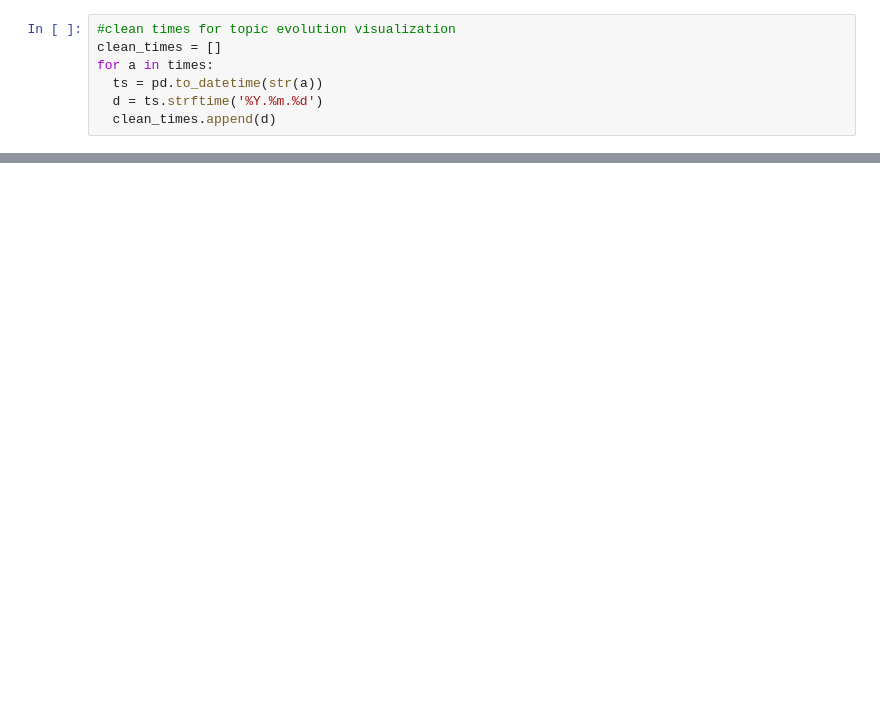
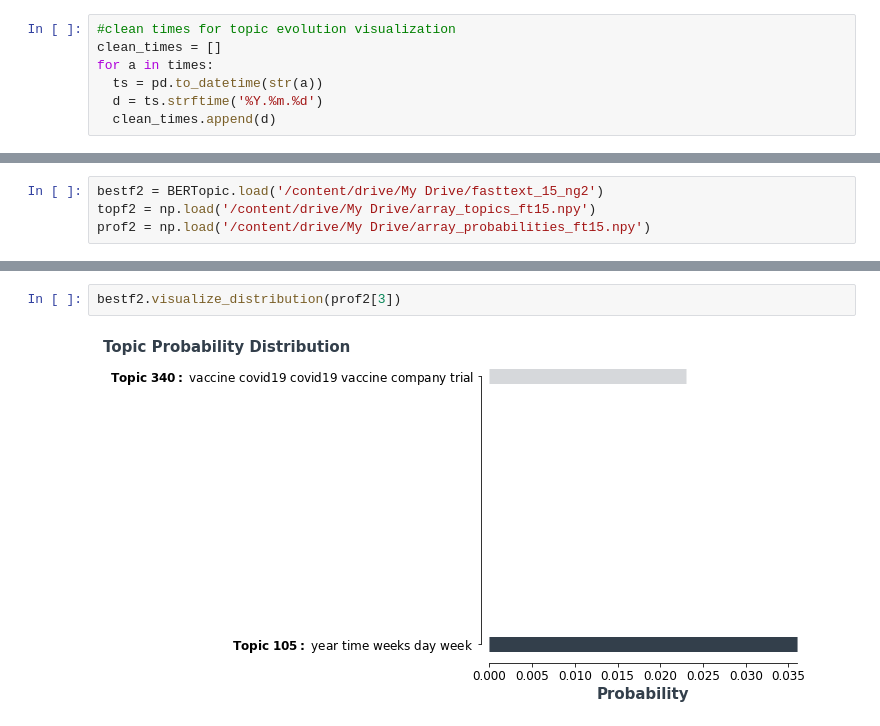
Before and after one commit to zain711/dcipher, a Jupyter notebook: vaccines.ipynb, the cells around one changed output, grey strips where cells are left out. Drawn from its saved outputs; the diff is of its cells as text; blank space fills up the shorter version.

```diff
--- a/vaccines.ipynb
+++ b/vaccines.ipynb
@@ -200,0 +322,4 @@ my_model = BERTopic.load("my_model")
+# %%
+bestf2 = BERTopic.load('/content/drive/My Drive/fasttext_15_ng2')
+topf2 = np.load('/content/drive/My Drive/array_topics_ft15.npy')
+prof2 = np.load('/content/drive/My Drive/array_probabilities_ft15.npy')
@@ -200,0 +333,4 @@ my_model = BERTopic.load("my_model")
+# %%
+bestf2.visualize_distribution(prof2[3])
+# %% [output]
+[figure, added]
```
Also changed, not shown: parts of 86 cells of this notebook.
